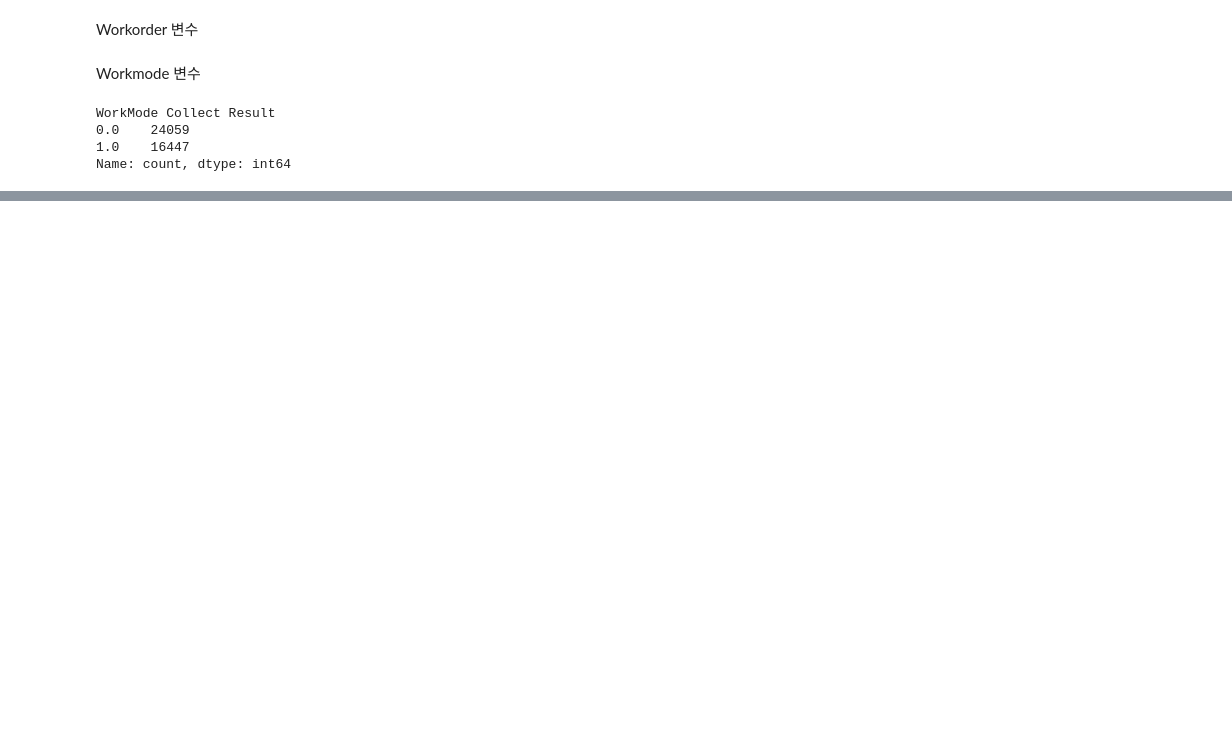
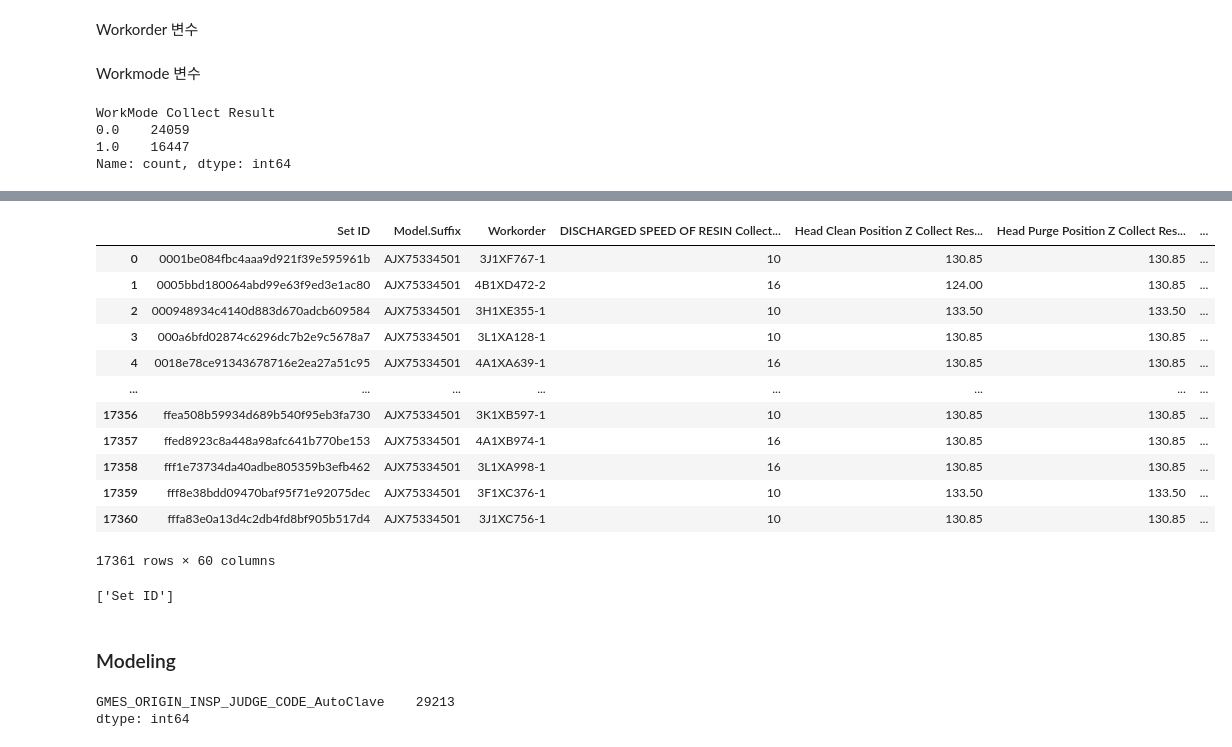
Before and after one commit to dyk9916/Lg_aimers5, a Jupyter notebook: code_log/dongyoung_code/modeling/0814(2).ipynb, the cells around one changed output, grey strips where cells are left out. Cells and saved outputs as stored; diff of their text form; code cells hidden in the pictures; blank space fills up the shorter version.

```diff
--- a/code_log/dongyoung_code/modeling/0814(2).ipynb
+++ b/code_log/dongyoung_code/modeling/0814(2).ipynb
@@ -251,0 +916,6 @@ Name: count, dtype: int64
+# %%
+train_data['CURE_Time_Fill2']  = train_data['CURE_DISTANCE_Fill2'] / train_data['CURE SPEED Collect Result_Fill2']
+test_data['CURE_Time_Fill2']  = test_data['CURE_DISTANCE_Fill2'] / test_data['CURE SPEED Collect Result_Fill2']
+# %%
+train_data['CURE_STANDBY_DISTANCE_Fill2']  = train_data['CURE START POSITION Z Collect Result_Fill2'] - train_data['CURE STANDBY POSITION Z Collect Result_Fill2']
+test_data['CURE_STANDBY_DISTANCE_Fill2']  = test_data['CURE START POSITION Z Collect Result_Fill2'] - test_data['CURE STANDBY POSITION Z Collect Result_Fill2']
@@ -251,0 +939,4 @@ Name: count, dtype: int64
+# %%
+# CURE STANDBY POSITION Z Collect Result_Fill2 이름 변경
+train_data.rename(columns={'CURE STANDBY POSITION Z Collect Result_Fill2': 'CURE_STANDBY_POSITION_Fill2'}, inplace=True)
+test_data.rename(columns={'CURE STANDBY POSITION Z Collect Result_Fill2': 'CURE_STANDBY_POSITION_Fill2'}, inplace=True)
@@ -251,0 +984,23 @@ Name: count, dtype: int64
+# %%
+# 변수 제거
+train_data.drop(columns=[
+    'HEAD NORMAL COORDINATE X AXIS(Stage1) Collect Result_Fill2'
+    , 'HEAD NORMAL COORDINATE X AXIS(Stage2) Collect Result_Fill2'
+    , 'HEAD NORMAL COORDINATE X AXIS(Stage3) Collect Result_Fill2'
+    , 'HEAD NORMAL COORDINATE Y AXIS(Stage1) Collect Result_Fill2'
+    , 'HEAD NORMAL COORDINATE Y AXIS(Stage2) Collect Result_Fill2'
+    , 'HEAD NORMAL COORDINATE Y AXIS(Stage3) Collect Result_Fill2'
+    , 'HEAD NORMAL COORDINATE Z AXIS(Stage1) Collect Result_Fill2'
+    , 'HEAD NORMAL COORDINATE Z AXIS(Stage2) Collect Result_Fill2'
+    , 'HEAD NORMAL COORDINATE Z AXIS(Stage3) Collect Result_Fill2'], inplace=True)
+
+test_data.drop(columns=[
+    'HEAD NORMAL COORDINATE X AXIS(Stage1) Collect Result_Fill2'
+    , 'HEAD NORMAL COORDINATE X AXIS(Stage2) Collect Result_Fill2'
+    , 'HEAD NORMAL COORDINATE X AXIS(Stage3) Collect Result_Fill2'
+    , 'HEAD NORMAL COORDINATE Y AXIS(Stage1) Collect Result_Fill2'
+    , 'HEAD NORMAL COORDINATE Y AXIS(Stage2) Collect Result_Fill2'
+    , 'HEAD NORMAL COORDINATE Y AXIS(Stage3) Collect Result_Fill2'
+    , 'HEAD NORMAL COORDINATE Z AXIS(Stage1) Collect Result_Fill2'
+    , 'HEAD NORMAL COORDINATE Z AXIS(Stage2) Collect Result_Fill2'
+    , 'HEAD NORMAL COORDINATE Z AXIS(Stage3) Collect Result_Fill2'], inplace=True)
@@ -251,0 +1047,37 @@ Name: count, dtype: int64
+# %%
+test_data
+# %% [output]
+|  | Set ID | Model.Suffix | Workorder | DISCHARGED SPEED OF RESIN Collect... | Head Clean Position Z Collect Res... | Head Purge Position Z Collect Res... | ... |
+| 0 | 0001be084fbc4aaa9d921f39e595961b | AJX75334501 | 3J1XF767-1 | 10 | 130.85 | 130.85 | ... |
+| 1 | 0005bbd180064abd99e63f9ed3e1ac80 | AJX75334501 | 4B1XD472-2 | 16 | 124.00 | 130.85 | ... |
+| 2 | 000948934c4140d883d670adcb609584 | AJX75334501 | 3H1XE355-1 | 10 | 133.50 | 133.50 | ... |
+| 3 | 000a6bfd02874c6296dc7b2e9c5678a7 | AJX75334501 | 3L1XA128-1 | 10 | 130.85 | 130.85 | ... |
+| 4 | 0018e78ce91343678716e2ea27a51c95 | AJX75334501 | 4A1XA639-1 | 16 | 130.85 | 130.85 | ... |
+| ... | ... | ... | ... | ... | ... | ... | ... |
+| 17356 | ffea508b59934d689b540f95eb3fa730 | AJX75334501 | 3K1XB597-1 | 10 | 130.85 | 130.85 | ... |
+| 17357 | ffed8923c8a448a98afc641b770be153 | AJX75334501 | 4A1XB974-1 | 16 | 130.85 | 130.85 | ... |
+| 17358 | fff1e73734da40adbe805359b3efb462 | AJX75334501 | 3L1XA998-1 | 16 | 130.85 | 130.85 | ... |
+| 17359 | fff8e38bdd09470baf95f71e92075dec | AJX75334501 | 3F1XC376-1 | 10 | 133.50 | 133.50 | ... |
+| 17360 | fffa83e0a13d4c2db4fd8bf905b517d4 | AJX75334501 | 3J1XC756-1 | 10 | 130.85 | 130.85 | ... |
+17361 rows × 60 columns
+# %%
+train_only_columns = list(set(test_data.columns) - set(train_data.columns))
+print(train_only_columns)
+# %% [output]
+['Set ID']
+# %% [markdown]
+### Modeling
+# %%
+# 각 변수별로 결측값이 존재하는지 확인하는 코드
+missing_values = train_data.isnull().sum()
+
+# 결측값이 존재하는 변수와 그 개수 출력
+missing_values = missing_values[missing_values > 0]
+print(missing_values)
+
+# 결측값이 존재하는 변수명을 리스트에 담기
+missing_columns = missing_values.index.tolist()
+# print("결측값이 존재하는 변수명:", missing_columns)
+# %% [output]
+GMES_ORIGIN_INSP_JUDGE_CODE_AutoClave    29213
+dtype: int64
```
Also changed, not shown: parts of 87 cells of this notebook.
